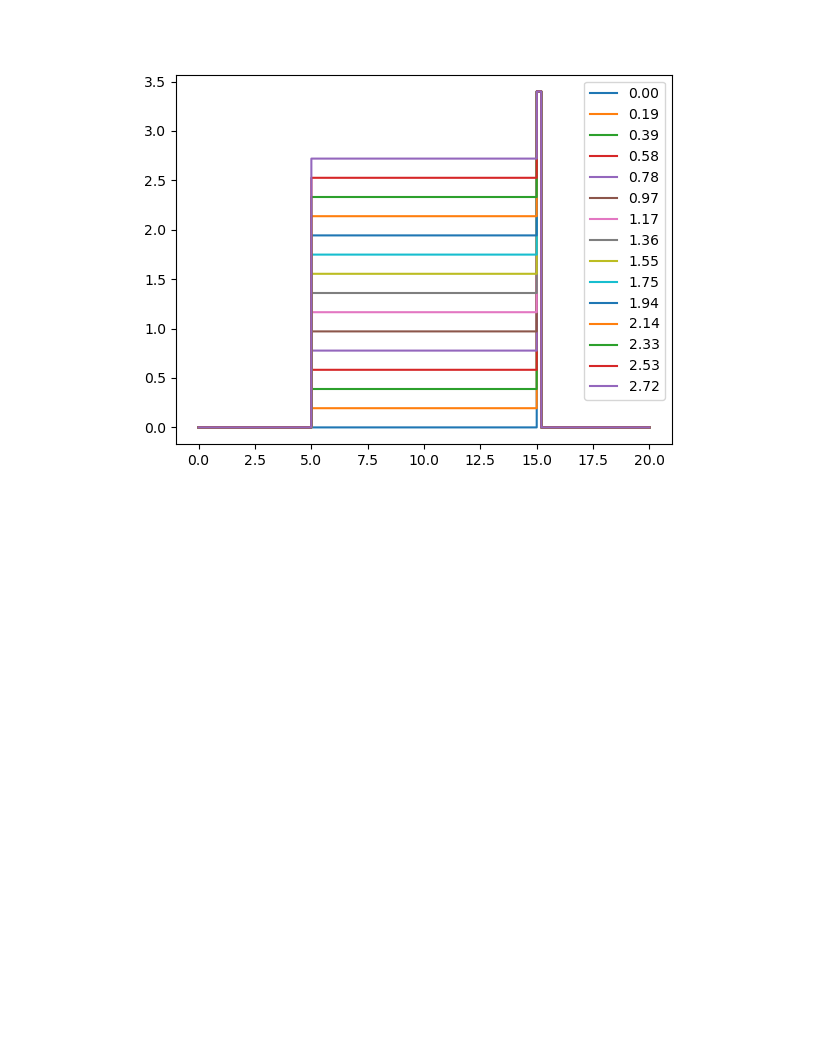
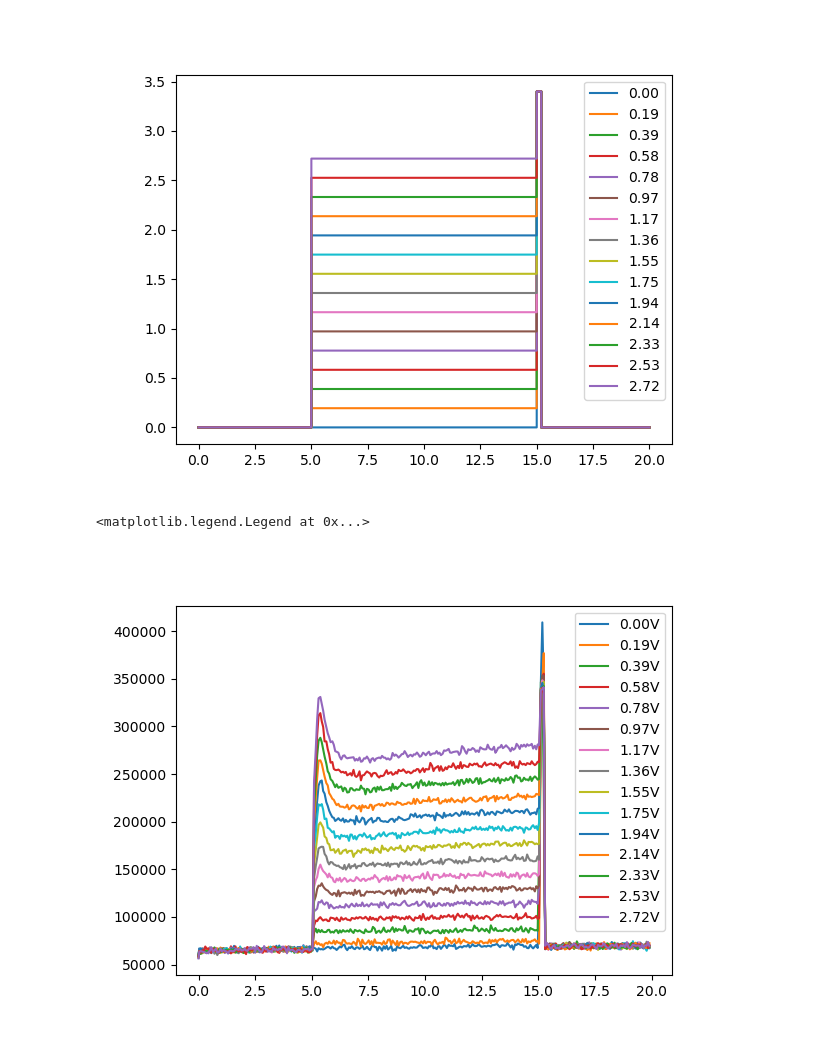
Before and after one commit to orlandomarcelo/DREAM_repo, a Jupyter notebook: Notebooks/DREAM_microscope.ipynb, the cells around one changed output. Saved outputs shown, nothing was run; the diff lists cells and outputs as text; code cells hidden in the pictures; blank space fills up the shorter version.

```diff
--- a/Notebooks/DREAM_microscope.ipynb
+++ b/Notebooks/DREAM_microscope.ipynb
@@ -60,3 +69,30 @@ for i in offsets:
     ax.legend()
 # %% [output]
 [figure]
+# %%
+list_output = glob.glob(path + exp + "*video.tiff*")
+list_time = glob.glob(path + exp + "*timing*")
+
+data_dict = {}
+intensity = []
+for i in range(len(list_output)):
+    video = skimage.io.imread(list_output[i])
+    time_array = np.load(list_time[i])
+    time = time_array-time_array[0]
+    fluo = np.sum(video, axis = (1,2))
+    if i == 0:
+        data_dict["time"] = time
+    data_dict[list_output[i].split("_")[-1].split("video")[0]] = fluo
+    intensity.append(float(list_output[i].split("_")[-1].split("V")[0]))
+
+data_df = pd.DataFrame(data_dict)
+# %%
+fig, ax = plt.subplots()
+for i in data_df.columns:
+    if i == "time":
+        continue
+    ax.plot(data_df["time"], data_df[i], label = i)
+ax.legend()
+# %% [output]
+<matplotlib.legend.Legend at 0x...>
+[figure, added]
```
Also changed, not shown: parts of 9 cells of this notebook, 10 other files.
